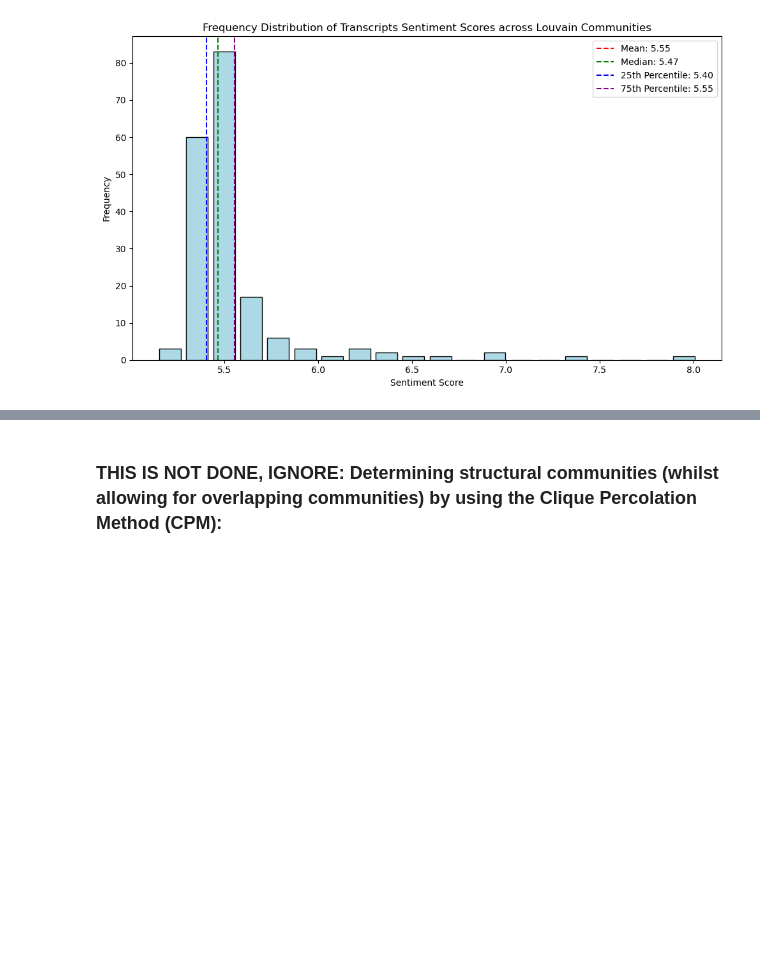
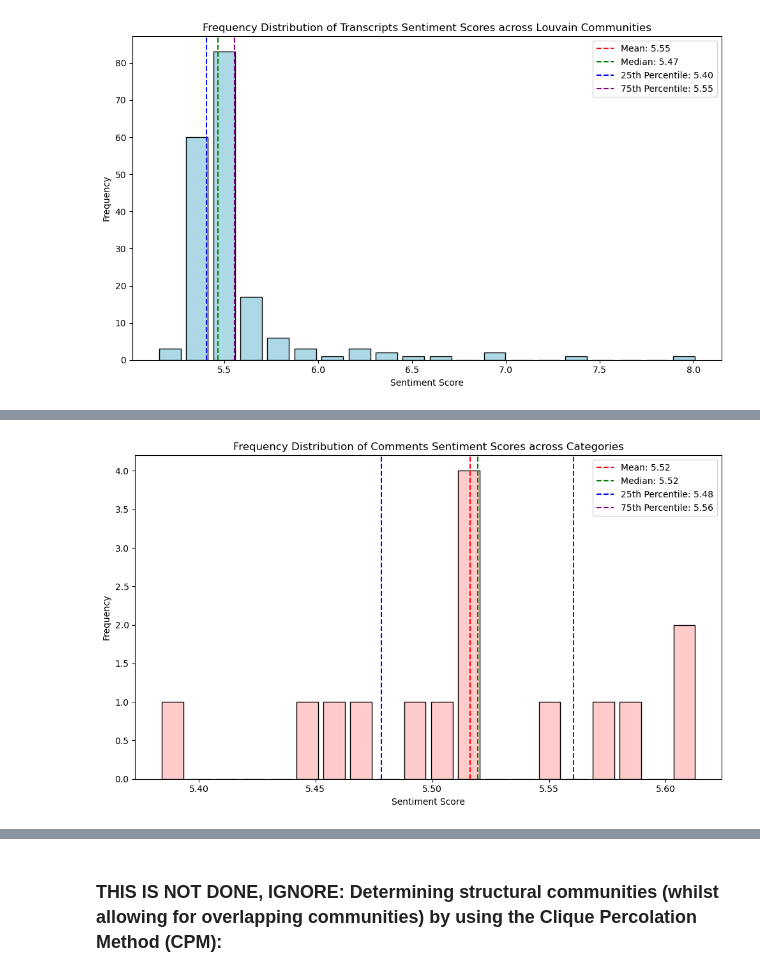
Before and after one commit to joyce39/YoutubeNet, a Jupyter notebook: updatedYoutube_network (v2).ipynb, the cells around one changed output, grey strips where cells are left out. Drawn from its saved outputs; the diff is of its cells as text; code cells hidden in the pictures; blank space fills up the shorter version.

Commit message:
includes Sentiments for Category ID and Joyce's changes

```diff
--- a/updatedYoutube_network (v2).ipynb
+++ b/updatedYoutube_network (v2).ipynb
@@ -1477,0 +1573,98 @@ Max: 8.02
+# %%
+import numpy as np
+import matplotlib.pyplot as plt
+
+# Calculate statistical measures for category_sentiments_comments
+comments_sentiments_by_category = list(category_avg_sentiments_comments.values())
+transcripts_sentiments_by_category = list(category_avg_sentiments_transcripts.values())
+
+# Statistical measures for comments by category
+mean_sentiment_comments_category = np.mean(comments_sentiments_by_category)
+median_sentiment_comments_category = np.median(comments_sentiments_by_category)
+variance_sentiment_comments_category = np.var(comments_sentiments_by_category)
+percentile_25_comments_category = np.percentile(comments_sentiments_by_category, 25)
+percentile_75_comments_category = np.percentile(comments_sentiments_by_category, 75)
+min_sentiment_comments_category = min(comments_sentiments_by_category)
+max_sentiment_comments_category = max(comments_sentiments_by_category)
+
+# Statistical measures for transcripts by category
+mean_sentiment_transcripts_category = np.mean(transcripts_sentiments_by_category)
+median_sentiment_transcripts_category = np.median(transcripts_sentiments_by_category)
+variance_sentiment_transcripts_category = np.var(transcripts_sentiments_by_category)
+percentile_25_transcripts_category = np.percentile(transcripts_sentiments_by_category, 25)
+percentile_75_transcripts_category = np.percentile(transcripts_sentiments_by_category, 75)
+min_sentiment_transcripts_category = min(transcripts_sentiments_by_category)
+max_sentiment_transcripts_category = max(transcripts_sentiments_by_category)
+
+# Print statistical measures with min and max
+print("Comments Sentiment Statistics across Categories:")
+print(f"Mean: {mean_sentiment_comments_category:.2f}")
+print(f"Median: {median_sentiment_comments_category:.2f}")
+print(f"Variance: {variance_sentiment_comments_category:.2f}")
+print(f"Min: {min_sentiment_comments_category:.2f}")
+print(f"Max: {max_sentiment_comments_category:.2f}")
+print(f"25th Percentile: {percentile_25_comments_category:.2f}")
+print(f"75th Percentile: {percentile_75_comments_category:.2f}")
+
+print("\nTranscripts Sentiment Statistics across Categories:")
+print(f"Mean: {mean_sentiment_transcripts_category:.2f}")
+print(f"Median: {median_sentiment_transcripts_category:.2f}")
+print(f"Variance: {variance_sentiment_transcripts_category:.2f}")
+print(f"Min: {min_sentiment_transcripts_category:.2f}")
+print(f"Max: {max_sentiment_transcripts_category:.2f}")
+print(f"25th Percentile: {percentile_25_transcripts_category:.2f}")
+print(f"75th Percentile: {percentile_75_transcripts_category:.2f}")
+
+# Function to plot frequency distribution of sentiments with statistics
+def plot_sentiment_distribution_with_stats(sentiments, stats, title, color, xlabel='Sentiment Score', ylabel='Frequency'):
+    # Calculate frequency distribution
+    num_bins = 20
+    bin_edges = np.linspace(min(sentiments), max(sentiments), num_bins + 1)
+    bin_centers = (bin_edges[:-1] + bin_edges[1:]) / 2
+    frequencies, _ = np.histogram(sentiments, bins=bin_edges)
+
+    # Create the bar plot
+    plt.figure(figsize=(10, 6))
+    bar_width = (bin_edges[1] - bin_edges[0]) * 0.8  # Adjust bar width for spacing
+    plt.bar(bin_centers, frequencies, width=bar_width, color=color, edgecolor='black')
+
+    # Add precomputed statistics as vertical lines
+    plt.axvline(stats["Mean"], color='red', linestyle='dashed', linewidth=1.5, label=f'Mean: {stats["Mean"]:.2f}')
+    plt.axvline(stats["Median"], color='green', linestyle='dashed', linewidth=1.5, label=f'Median: {stats["Median"]:.2f}')
+    plt.axvline(stats["25th Percentile"], color='blue', linestyle='dashed', linewidth=1.5, label=f'25th Percentile: {stats["25th Percentile"]:.2f}')
+    plt.axvline(stats["75th Percentile"], color='purple', linestyle='dashed', linewidth=1.5, label=f'75th Percentile: {stats["75th Percentile"]:.2f}')
+
+    # Add title and labels
+    plt.title(title)
+    plt.xlabel(xlabel)
+    plt.ylabel(ylabel)
+    plt.legend()
+    plt.tight_layout()
+    plt.show()
+
+# Plot frequency distribution for comments by category with stats
+plot_sentiment_distribution_with_stats(
+    comments_sentiments_by_category,
+    {
+        "Mean": mean_sentiment_comments_category,
+        "Median": median_sentiment_comments_category,
+        "25th Percentile": percentile_25_comments_category,
+        "75th Percentile": percentile_75_comments_category,
+    },
+    title='Frequency Distribution of Comments Sentiment Scores across Categories',
+    color='#ffcccb'  # Light pink
+)
+
+# Plot frequency distribution for transcripts by category with stats
+plot_sentiment_distribution_with_stats(
+    transcripts_sentiments_by_category,
+    {
+        "Mean": mean_sentiment_transcripts_category,
+        "Median": median_sentiment_transcripts_category,
+        "25th Percentile": percentile_25_transcripts_category,
+        "75th Percentile": percentile_75_transcripts_category,
+    },
+    title='Frequency Distribution of Transcripts Sentiment Scores across Categories',
+    color='#add8e6'  # Light blue
+)
+# %% [output]
@@ -1477,0 +1688 @@ Max: 8.02
+[figure, added]
```
Also changed, not shown: parts of 3 cells of this notebook.
